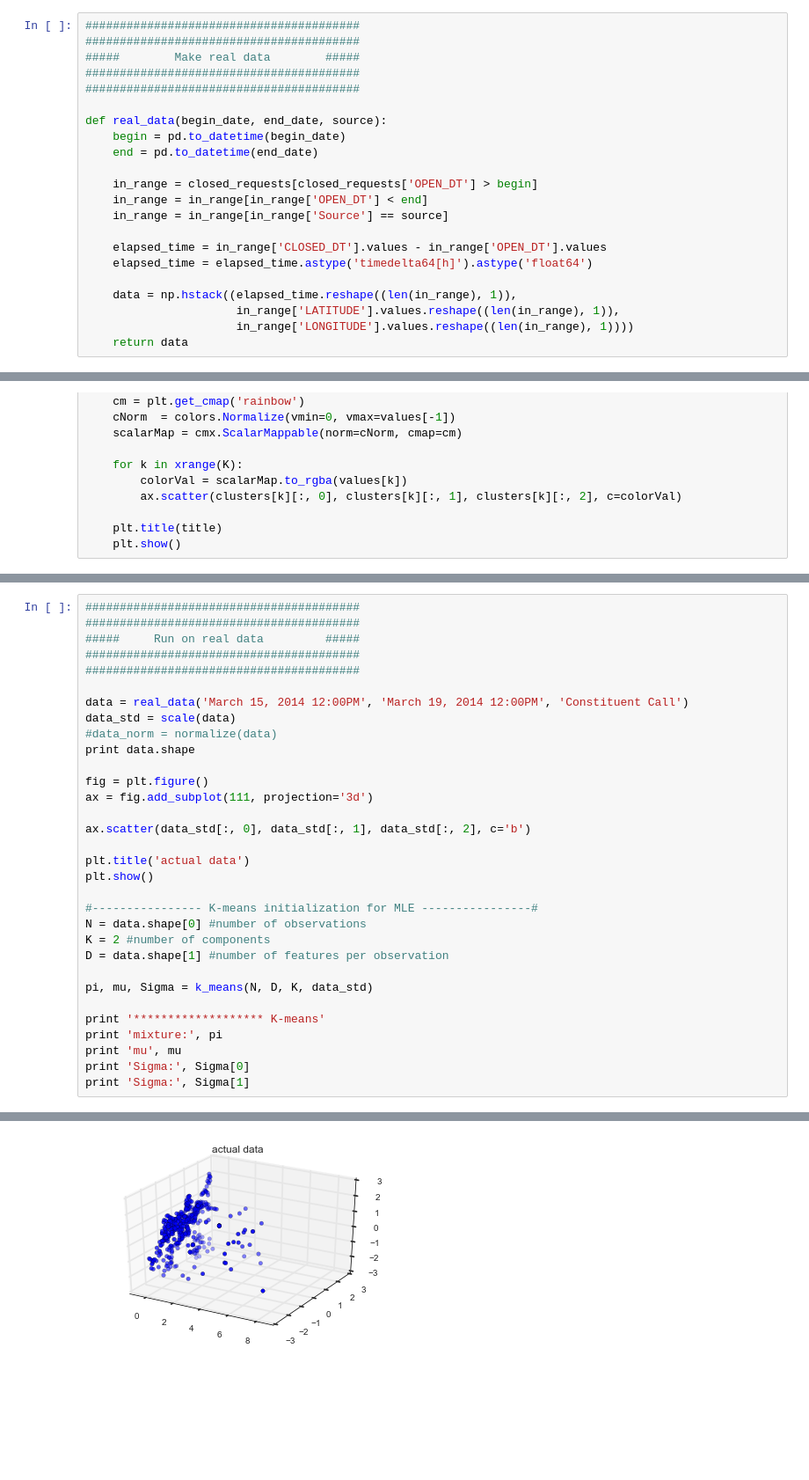
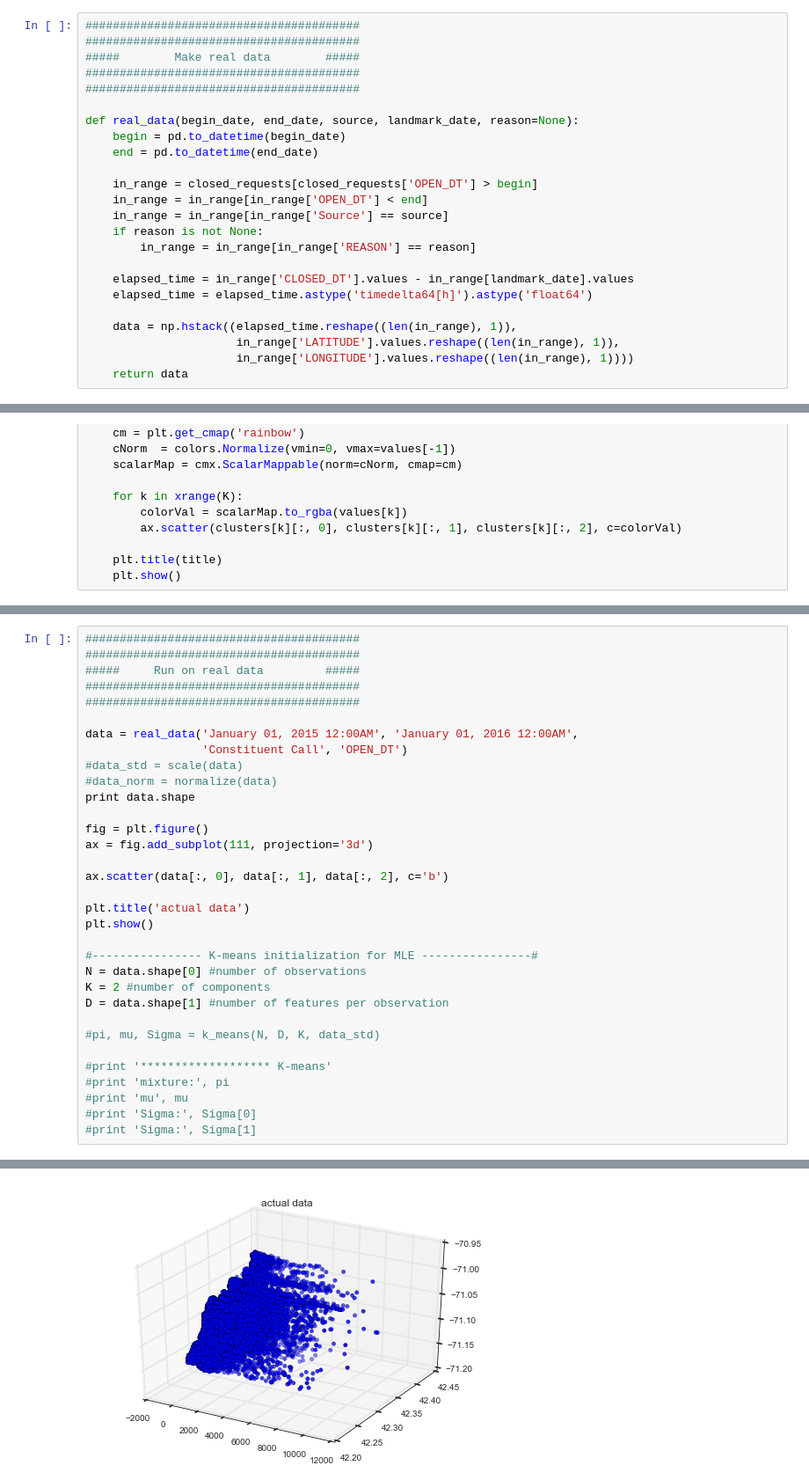
Before and after one commit to onefishy/Boston311, a Jupyter notebook: Code/EM for MLE and MAP.ipynb, the cells around one changed output, grey strips where cells are left out. Shown: that part at 88% size. Drawn from its saved outputs; the diff is of its cells as text; blank space fills up the shorter version.

Commit message:
some data visualization

```diff
--- a/Code/EM for MLE and MAP.ipynb
+++ b/Code/EM for MLE and MAP.ipynb
@@ -115,15 +118,17 @@ See the caveats in the documentation: http://pandas.pydata.org/pandas-docs/stabl
 ########################################
 ########################################
 
-def real_data(begin_date, end_date, source):
+def real_data(begin_date, end_date, source, landmark_date, reason=None):
     begin = pd.to_datetime(begin_date)
     end = pd.to_datetime(end_date)
 
     in_range = closed_requests[closed_requests['OPEN_DT'] > begin]
     in_range = in_range[in_range['OPEN_DT'] < end]
     in_range = in_range[in_range['Source'] == source]
+    if reason is not None:
+        in_range = in_range[in_range['REASON'] == reason]
 
-    elapsed_time = in_range['CLOSED_DT'].values - in_range['OPEN_DT'].values
+    elapsed_time = in_range['CLOSED_DT'].values - in_range[landmark_date].values
     elapsed_time = elapsed_time.astype('timedelta64[h]').astype('float64')
 
     data = np.hstack((elapsed_time.reshape((len(in_range), 1)),
@@ -437,15 +442,16 @@ Sigma: [[ 1.4661053   0.48853655  0.61333719]
 ########################################
 ########################################
 
-data = real_data('March 15, 2014 12:00PM', 'March 19, 2014 12:00PM', 'Constituent Call')
-data_std = scale(data)
+data = real_data('January 01, 2015 12:00AM', 'January 01, 2016 12:00AM',
+                 'Constituent Call', 'OPEN_DT')
+#data_std = scale(data)
 #data_norm = normalize(data)
 print data.shape
 
 fig = plt.figure()
 ax = fig.add_subplot(111, projection='3d')
 
-ax.scatter(data_std[:, 0], data_std[:, 1], data_std[:, 2], c='b')
+ax.scatter(data[:, 0], data[:, 1], data[:, 2], c='b')
 
 plt.title('actual data')
 plt.show()
@@ -455,11 +461,11 @@ N = data.shape[0] #number of observations
 K = 2 #number of components
 D = data.shape[1] #number of features per observation
 
-pi, mu, Sigma = k_means(N, D, K, data_std)
+#pi, mu, Sigma = k_means(N, D, K, data_std)
 
-print '******************* K-means'
-print 'mixture:', pi
-print 'mu', mu
-print 'Sigma:', Sigma[0]
-print 'Sigma:', Sigma[1]
+#print '******************* K-means'
+#print 'mixture:', pi
+#print 'mu', mu
+#print 'Sigma:', Sigma[0]
+#print 'Sigma:', Sigma[1]
 # %% [output]
@@ -467 +473 @@ print 'Sigma:', Sigma[1]
-[figure, old version]
+[figure, new version]
```
Also changed, not shown: parts of 11 cells of this notebook, 6 other files.
